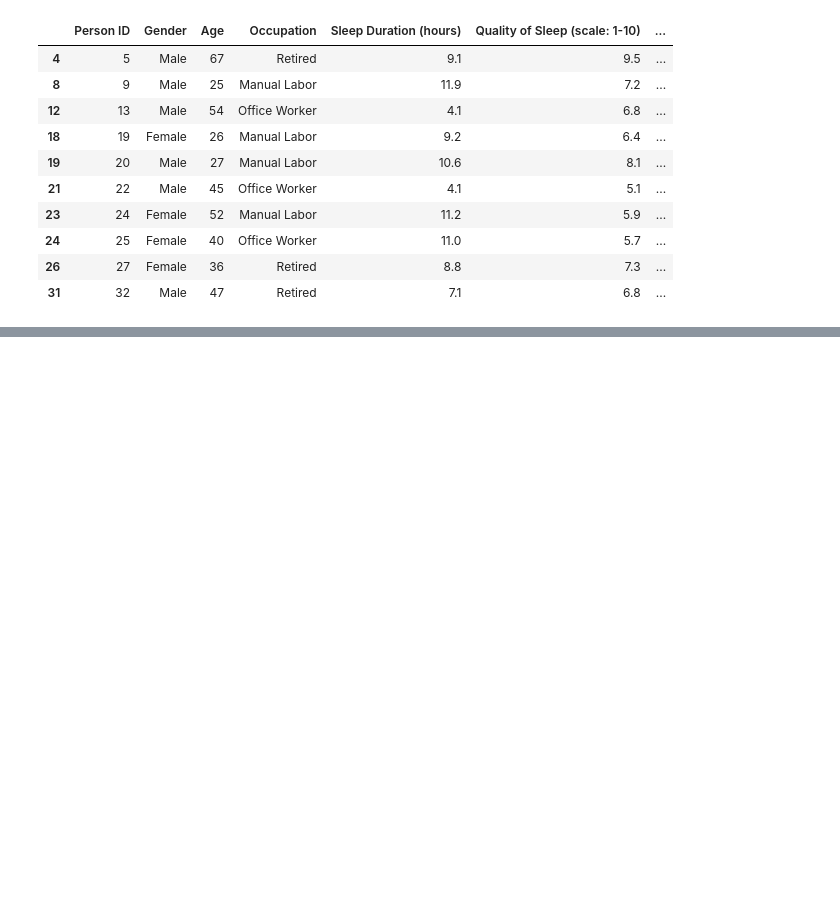
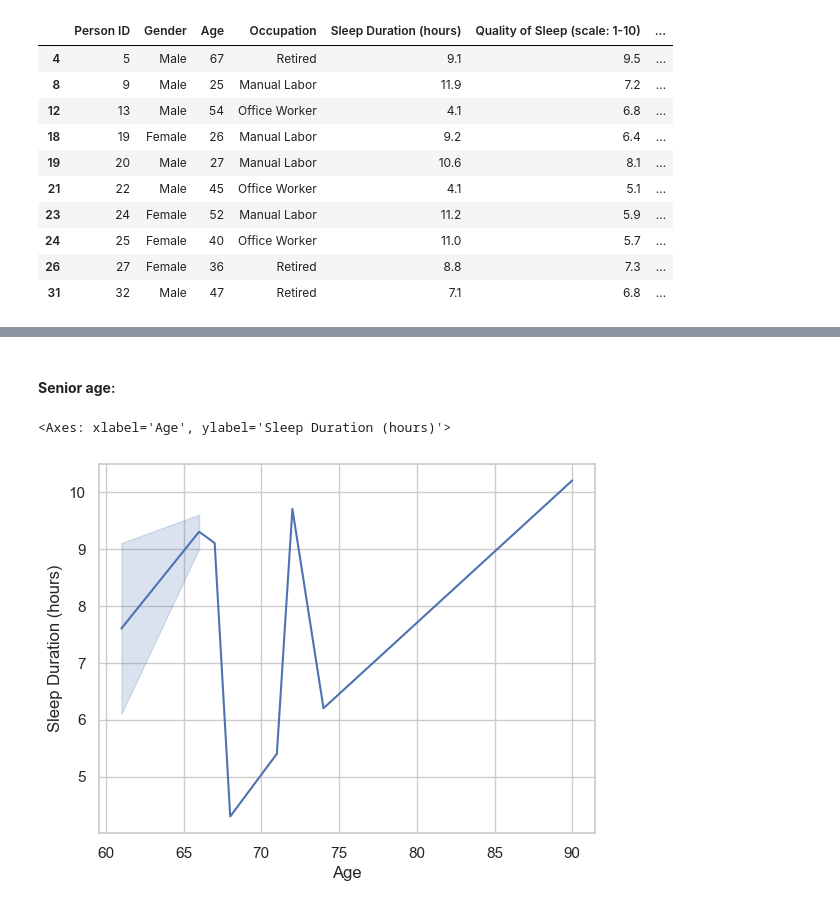
Before and after one commit to fisherlul/fisherlul.github.io, a Jupyter notebook: Personal proj/analysis.ipynb, the cells around one changed output, grey strips where cells are left out. Cells and saved outputs as stored; diff of their text form; code cells hidden in the pictures; blank space fills up the shorter version.

```diff
--- a/Personal proj/analysis.ipynb
+++ b/Personal proj/analysis.ipynb
@@ -50,0 +101,6 @@ sleep_health_cleaned.head(10)
+# %%
+senior_age = sleep_health_cleaned.loc[(sleep_health_cleaned['Age'] >= 60)]
+senior_age.head(10)
+senior_mean_sleep = senior_age['Sleep Duration (hours)'].mean()
+senior_mean_sleep = float("{:.2f}".format(senior_mean_sleep))
+senior_mean_sleep
@@ -50,0 +147,7 @@ sleep_health_cleaned.head(10)
+# %% [markdown]
+#### **Senior age**:
+# %%
+sns.lineplot(data=senior_age, x='Age', y='Sleep Duration (hours)', legend=False, estimator=np.median)
+# %% [output]
+<Axes: xlabel='Age', ylabel='Sleep Duration (hours)'>
+[figure, added]
```
Also changed, not shown: parts of 18 cells of this notebook, 1 other file.
